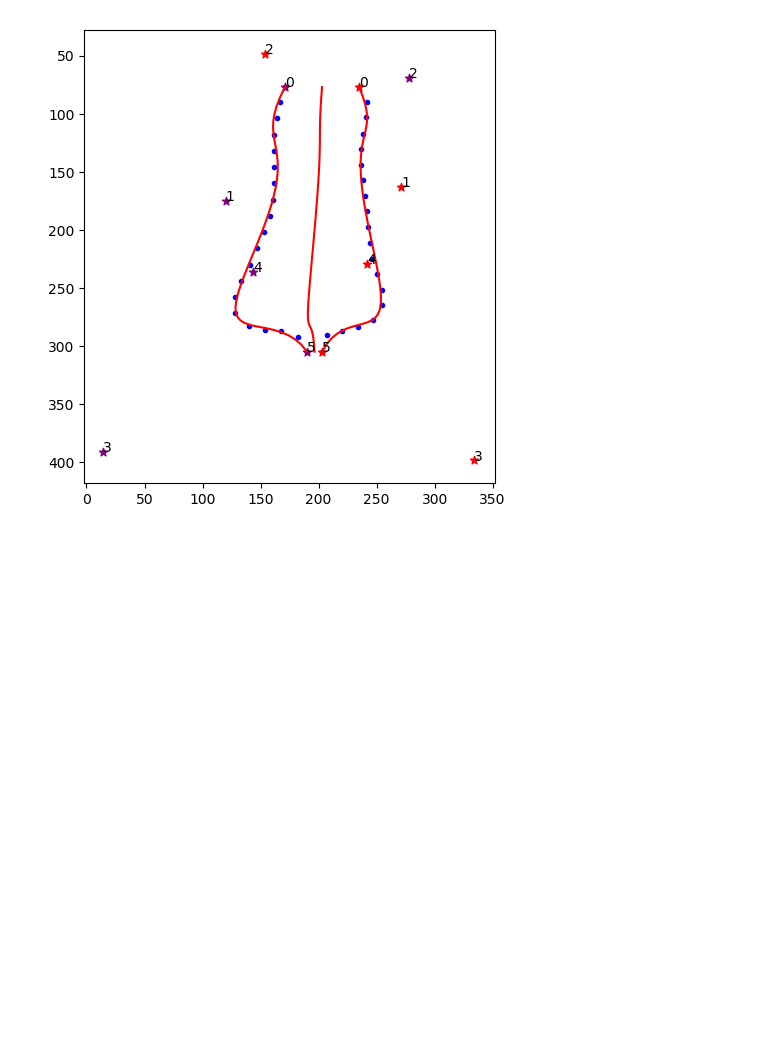
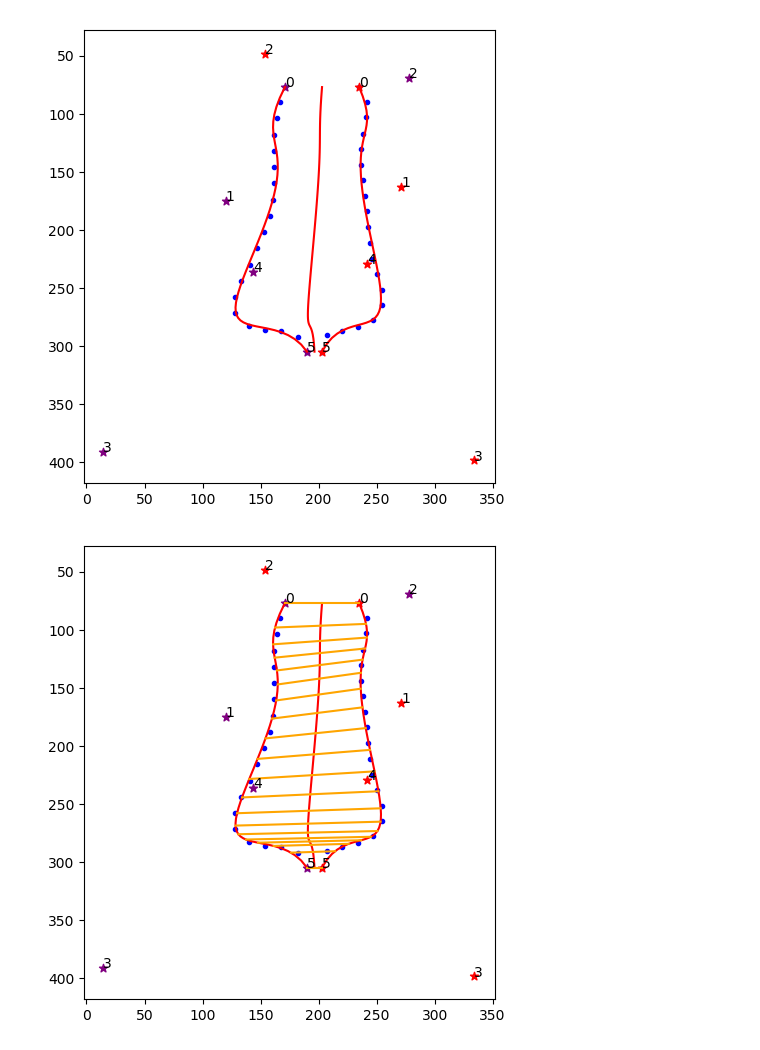
Before and after one commit to iciromaco/RL2nd, a Jupyter notebook: ベジエ 近似の次数による違い.ipynb, the cells around one changed output. Cells and saved outputs as stored; diff of their text form; code cells hidden in the pictures; blank space fills up the shorter version.

```diff
--- a/ベジエ 近似の次数による違い.ipynb
+++ b/ベジエ 近似の次数による違い.ipynb
@@ -31,10 +31,10 @@ Documentation can be found at http://docs.sympy.org/1.2/
 [figure]
 # %%
 def threeLinesSeqR2(src, showImage =  False, n_samples=20, N=4, debugmode=False, mode=2):
-    _img,contours,hierarchy = cv2.findContours(img, cv2.RETR_EXTERNAL, cv2.CHAIN_APPROX_NONE) #  あらためて輪郭を抽出
-    x0,y0,w,h = cv2.boundingRect(img)
+    _img,contours,hierarchy = cv2.findContours(src, cv2.RETR_EXTERNAL, cv2.CHAIN_APPROX_NONE) #  あらためて輪郭を抽出
+    x0,y0,w,h = cv2.boundingRect(src)
     cnt = contours[0]
-    canvas = np.zeros_like(img)
+    canvas = np.zeros_like(src)
     # 輪郭線の描画
     canvas = cv2.drawContours(canvas, contours, -1, 255, thickness=1)
     # 取り囲む矩形を得る
@@ -75,10 +75,11 @@ def threeLinesSeqR2(src, showImage =  False, n_samples=20, N=4, debugmode=False,
     bezXc,bezYc = (bezXl+bezXr)/2,(bezYl+bezYr)/2
 
     # 結果の描画
-    if True:
+    if showImage:
         tplinsOver = np.linspace(-0.03, 1.03,55)
         tplinsLong = np.linspace(-0.3, 1.3,50)
         tplins50 = np.linspace(0, 1, 50)
+        tplins20 = np.linspace(0, 1, 20)
         plt.figure(figsize=(6,6),dpi=100)
         plt.gca().invert_yaxis()
         plt.gca().set_aspect('equal', adjustable='box') # アスペクト比を１：１に
@@ -100,6 +101,30 @@ def threeLinesSeqR2(src, showImage =  False, n_samples=20, N=4, debugmode=False,
         plotx = [bezXc.subs(t,tp) for tp in tplins50 ]
         ploty = [bezYc.subs(t,tp) for tp in tplins50 ]
         plt.plot(plotx,ploty,color = 'red')
+
+        plot20lx = [bezXl.subs(t,tp) for tp in tplins20 ]
+        plot20ly = [bezYl.subs(t,tp) for tp in tplins20 ]
+        plot20cx = [bezXc.subs(t,tp) for tp in tplins20 ]
+        plot20cy = [bezYc.subs(t,tp) for tp in tplins20 ]
+        plot20rx = [bezXr.subs(t,tp) for tp in tplins20 ]
+        plot20ry = [bezYr.subs(t,tp) for tp in tplins20 ]
+
+        p0,p1 = symbols('p0,p1')
+        bez1 = (1-t)*p0 + t*p1
+
+        for x0,x1,y0,y1 in zip(plot20lx,plot20cx,plot20ly,plot20cy):
+            fx = bez1.subs([(p0,x0),(p1,x1)])
+            fy = bez1.subs([(p0,y0),(p1,y1)])
+            plot20x = [fx.subs(t,tp) for tp in tplins20]
+            plot20y = [fy.subs(t,tp) for tp in tplins20]
+            plt.plot(plot20x,plot20y,color = 'orange')
+        for x0,x1,y0,y1 in zip(plot20rx,plot20cx,plot20ry,plot20cy):
+            fx = bez1.subs([(p0,x0),(p1,x1)])
+            fy = bez1.subs([(p0,y0),(p1,y1)])
+            plot20x = [fx.subs(t,tp) for tp in tplins20]
+            plot20y = [fy.subs(t,tp) for tp in tplins20]
+            plt.plot(plot20x,plot20y,color = 'orange')
+
         # plt.scatter(cntr[:,0],cntr[:,1],color ='blue',marker = '.') #
 # %% [markdown]
 # 両端固定モード
@@ -137,3 +162,7 @@ threeLinesSeqR2(img, showImage =  False, n_samples=20,N=4,mode=2)
 threeLinesSeqR2(img, showImage =  False, n_samples=20,N=5,mode=2)
 # %% [output]
 [figure]
+# %%
+threeLinesSeqR2(img, showImage = True, n_samples=20,N=5,mode=2)
+# %% [output]
+[figure, added]
```
Also changed, not shown: parts of 4 cells of this notebook, 3 other files.
